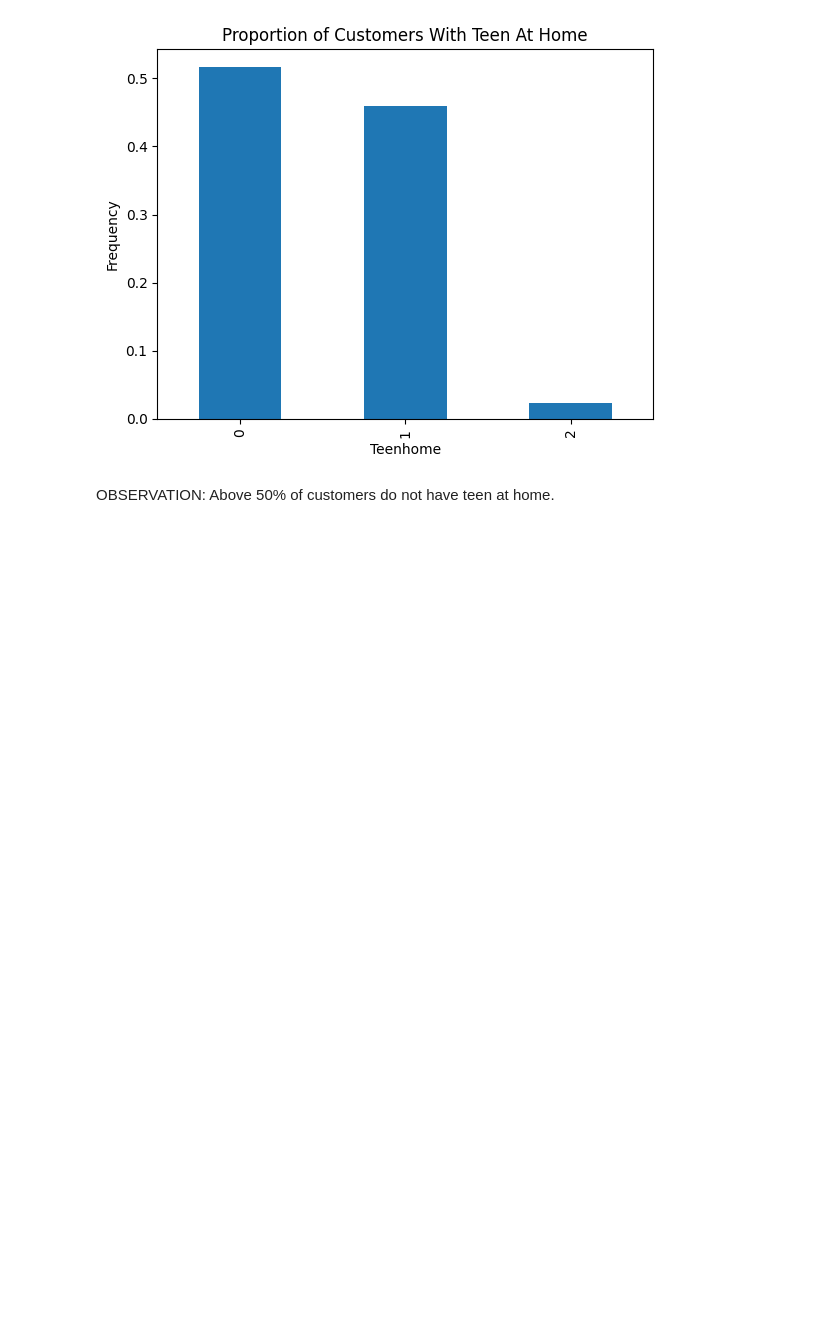
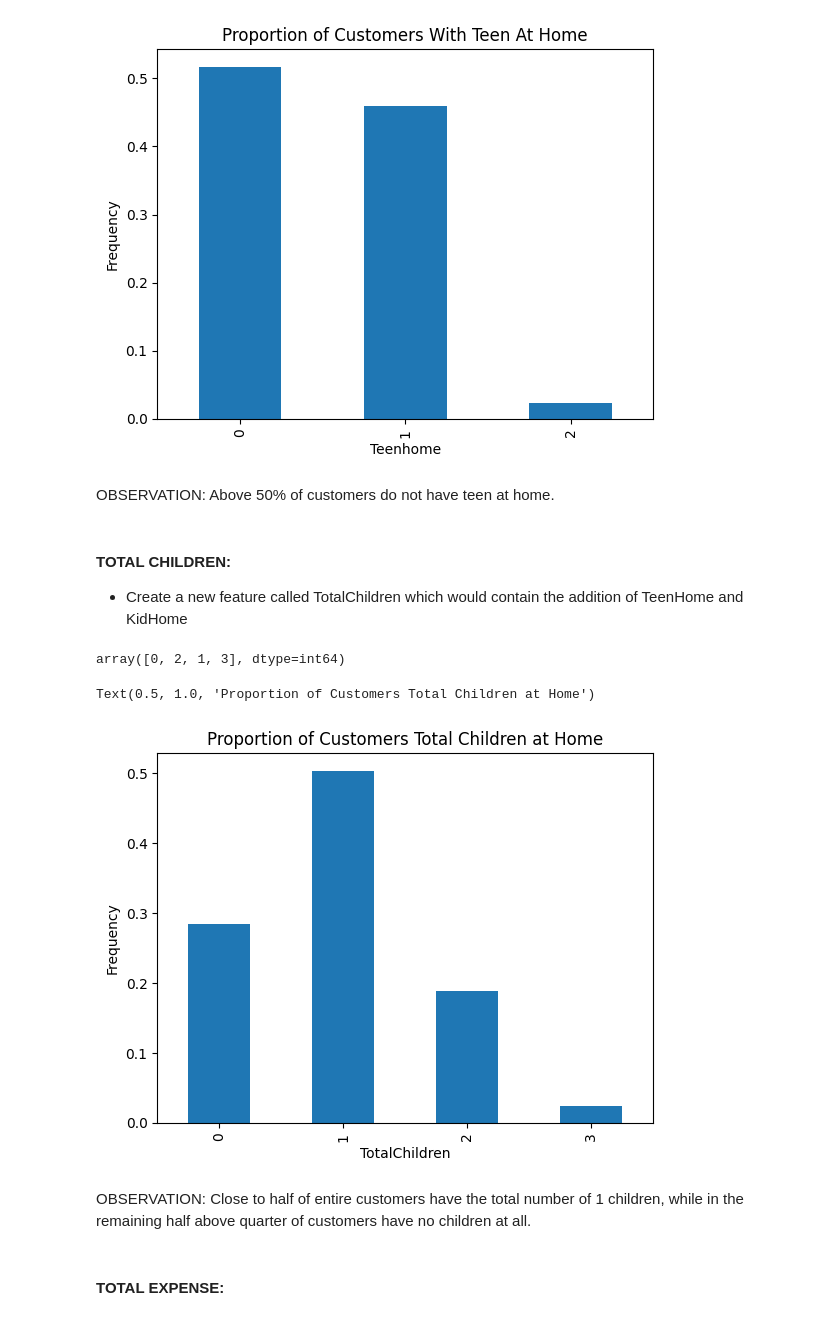
Before and after one commit to IfyAngelo/1of600-DATA-SCIENCE-PROJECTS_customers_segmentation, a Jupyter notebook: notebooks/customer_segmentations.ipynb, the cells around one changed output. Drawn from its saved outputs; the diff is of its cells as text; code cells hidden in the pictures; blank space fills up the shorter version.

```diff
--- a/notebooks/customer_segmentations.ipynb
+++ b/notebooks/customer_segmentations.ipynb
@@ -247,3 +257,25 @@ Text(0.5, 1.0, 'Proportion of Customers With Teen At Home')
 [figure]
 # %% [markdown]
 OBSERVATION: Above 50% of customers do not have teen at home.
+# %% [markdown]
+#### TOTAL CHILDREN:
+
+- Create a new feature called TotalChildren which would contain the addition of TeenHome and KidHome
+# %%
+data1["TotalChildren"] = data1["Teenhome"] + data1["Kidhome"]
+data1["TotalChildren"].unique()
+# %% [output]
+array([0, 2, 1, 3], dtype=int64)
+# %%
+# Plot total children bar chart
+
+data1["TotalChildren"].value_counts(normalize=True).sort_index().plot.bar()
+plt.ylabel("Frequency")
+plt.title("Proportion of Customers Total Children at Home")
+# %% [output]
+Text(0.5, 1.0, 'Proportion of Customers Total Children at Home')
+[figure, added]
+# %% [markdown]
+OBSERVATION: Close to half of entire customers have the total number of 1 children, while in the remaining half above quarter of customers have no children at all.
+# %% [markdown]
+#### TOTAL EXPENSE:
```
Also changed, not shown: parts of 43 cells of this notebook.
